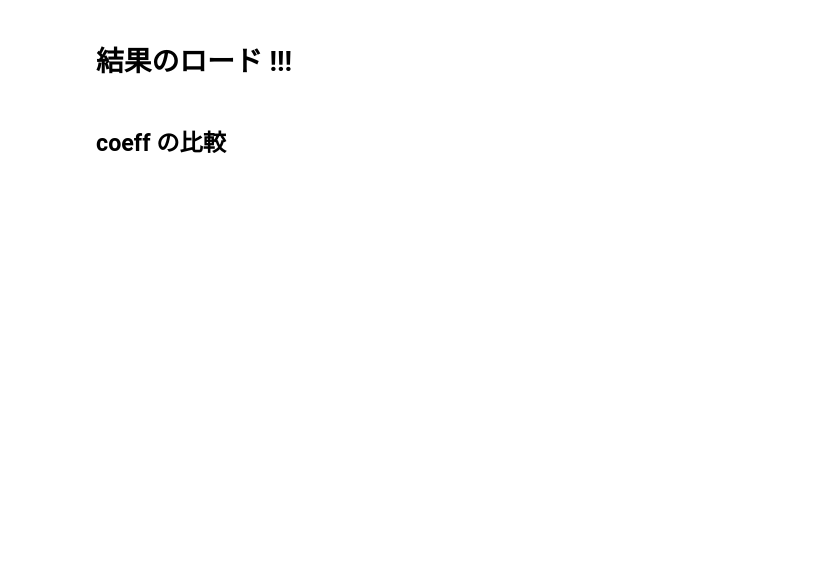
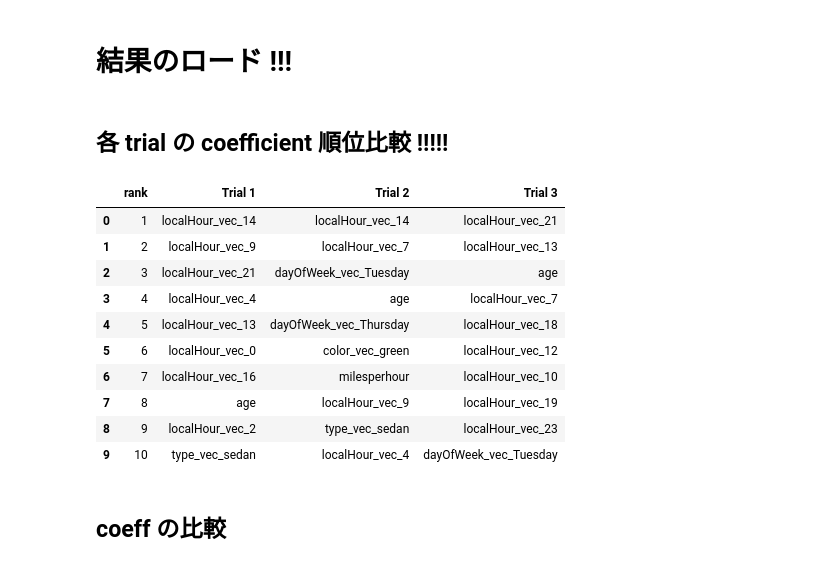
Before and after one commit to mathmathpp2/synapselightgbm_trial, a Jupyter notebook: coeff-robustness-trials.ipynb, the cells around one changed output. Drawn from its saved outputs; the diff is of its cells as text; code cells hidden in the pictures; blank space fills up the shorter version.

```diff
--- a/coeff-robustness-trials.ipynb
+++ b/coeff-robustness-trials.ipynb
@@ -338,6 +359,38 @@ for trial_number in range(num_trials):
 
     # !!! ロードするのに少し時間がかかると思うので、lr_predictions をロードして使いたくなければ読み込まなくても良い
     pred_dfs.append(trial.lr_predictions)
+# %% [markdown]
+## 各 trial の coefficient 順位比較 !!!!!
+# %%
+coeff_dfs_comp = pd.DataFrame()
+label = 'label_class1'  # 全部の label で表示すると出力が増えるからどれか一つについてだけ比較する
+for i, coeff_df in enumerate(coeff_dfs):
+    coeff_df_tmp = coeff_df.copy()
+    # 絶対値で比較する
+    coeff_df_tmp['abs_coeff'] = coeff_df_tmp[label].apply(abs)
+    # カラム名を trial number にする
+    coeff_df_tmp = coeff_df_tmp.rename(columns={'Feature': f'Trial {i + 1}'})
+    # coeff絶対値の大きい上位10件に絞った状態で reset index してランク（0始まり）をインデックスにする
+    coeff_df_tmp = coeff_df_tmp.sort_values(by='abs_coeff', ascending=False)[[f'Trial {i + 1}']].head(10).reset_index(drop=True)
+    # index を reset した状態なので各 trial の同じ順位の Feature が横に並ぶはず
+    coeff_dfs_comp = pd.concat([coeff_dfs_comp, coeff_df_tmp], axis=1)
+
+coeff_dfs_comp = coeff_dfs_comp.reset_index()
+coeff_dfs_comp['rank'] = coeff_dfs_comp['index'] + 1
+coeff_dfs_comp = coeff_dfs_comp.drop(columns=['index'])
+coeff_dfs_comp[['rank'] + [each for each in coeff_dfs_comp.columns if each != 'rank']]
+# %% [output]
+|  | rank | Trial 1 | Trial 2 | Trial 3 |
+| 0 | 1 | localHour_vec_14 | localHour_vec_14 | localHour_vec_21 |
+| 1 | 2 | localHour_vec_9 | localHour_vec_7 | localHour_vec_13 |
+| 2 | 3 | localHour_vec_21 | dayOfWeek_vec_Tuesday | age |
+| 3 | 4 | localHour_vec_4 | age | localHour_vec_7 |
+| 4 | 5 | localHour_vec_13 | dayOfWeek_vec_Thursday | localHour_vec_18 |
+| 5 | 6 | localHour_vec_0 | color_vec_green | localHour_vec_12 |
+| 6 | 7 | localHour_vec_16 | milesperhour | localHour_vec_10 |
+| 7 | 8 | age | localHour_vec_9 | localHour_vec_19 |
+| 8 | 9 | localHour_vec_2 | type_vec_sedan | localHour_vec_23 |
+| 9 | 10 | type_vec_sedan | localHour_vec_4 | dayOfWeek_vec_Tuesday |
 # %% [markdown]
 ## coeff の比較
 # %%
```
Also changed, not shown: parts of 6 cells of this notebook.
